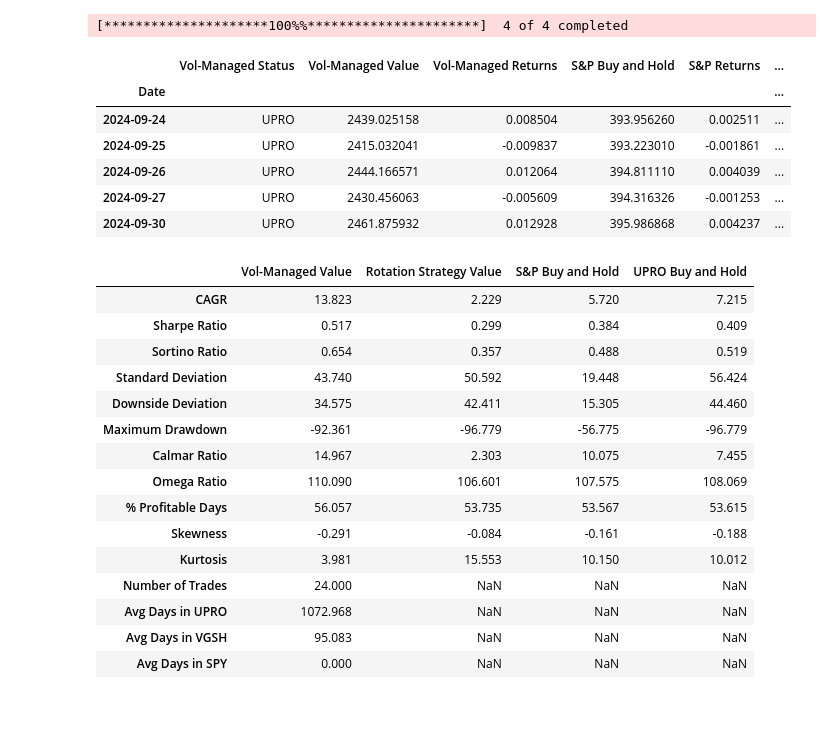
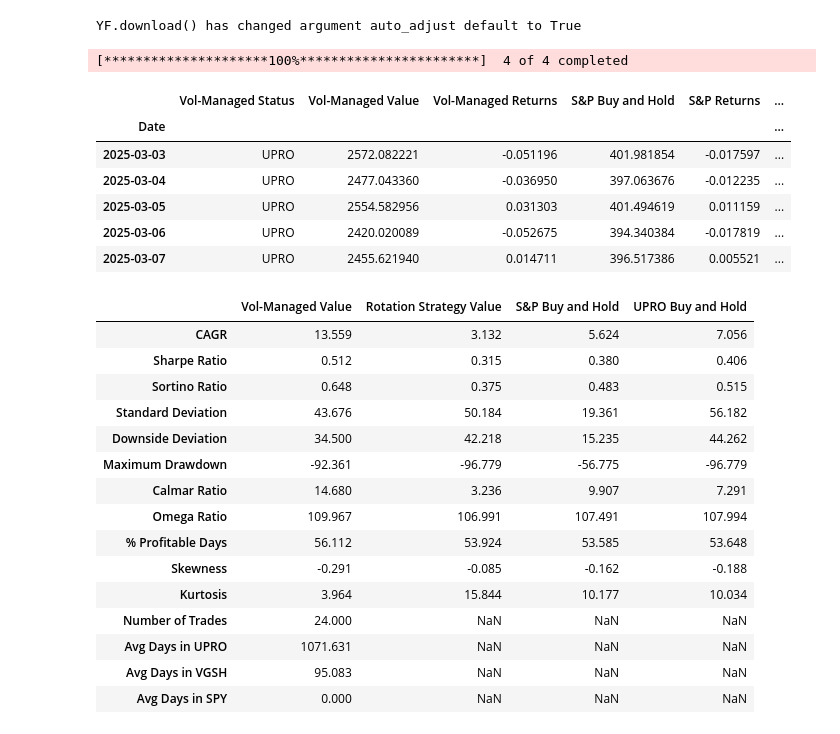
Before and after one commit to dylan-source/tradfi_model, a Jupyter notebook: S&P_Model_v11.ipynb, the cells around one changed output. Saved outputs shown, nothing was run; the diff lists cells and outputs as text; code cells hidden in the pictures.

```diff
--- a/S&P_Model_v11.ipynb
+++ b/S&P_Model_v11.ipynb
@@ -348,66 +350,67 @@ def plot_returns_distribution(returns, bins=50, title="Distribution of Returns")
     plt.show()
 # %%
 # Start and end dates
-start_date = '2000-01-01'
+start_date = '2010-01-01'
 # end_date = '2020-01-01'
 # start_date = '2020-01-01'
-end_date = '2024-10-01'
+end_date = '2025-03-10'
 
 # Fetch historical data for the S&P 500, VGSH, and UPRO
 tickers = ['^GSPC', 'VGSH', 'UPRO', 'SPY']
 data_df = get_data(start_date, end_date, tickers)
 
 # Define lookback period and volatility upper threshold
 lookback_period = 25
 risk_off = 0.3
 risk_on = 0.25
 
 # Calculate each strategy
 vol_managed_df = calculate_vol_managed_strategy(data_df, lookback_period, risk_off, risk_on)
 snp_buy_and_hold_df = calculate_snp_buy_and_hold_strategy(data_df)
 upro_buy_and_hold_df = calculate_upro_buy_and_hold_strategy(data_df)
 rotation_strategy = calculate_rotation_strategy(data_df, upro_ath=1.88, sp500_ath=1104, risk_on_percentage=19)
 
 # Concatenate all strategy data
 combined_df = pd.concat([vol_managed_df, snp_buy_and_hold_df, upro_buy_and_hold_df, rotation_strategy], axis=1)
 
 # Add the closing prices of S&P 500, VGSH, UPRO, and SPY to the combined_df
 combined_df['S&P 500 Close'] = data_df['S&P 500 Close']
 combined_df['VGSH Close'] = data_df['VGSH Close']
 combined_df['UPRO Close'] = data_df['UPRO Close']
 combined_df['SPY Close'] = data_df['SPY Close']
 combined_df[f'{lookback_period}-Day S&P-Volatility'] = combined_df['S&P Returns'].rolling(window=lookback_period).std() * np.sqrt(252)
 
 # Display the last few rows of the combined dataframe
 combined_df.tail()
 # %% [output]
-[*********************100%%**********************]  4 of 4 completed
+YF.download() has changed argument auto_adjust default to True
+[*********************100%***********************]  4 of 4 completed
 |  | Vol-Managed Status | Vol-Managed Value | Vol-Managed Returns | S&P Buy and Hold | S&P Returns | ... |
 | Date |  |  |  |  |  | ... |
-| 2024-09-24 | UPRO | 2439.025158 | 0.008504 | 393.956260 | 0.002511 | ... |
-| 2024-09-25 | UPRO | 2415.032041 | -0.009837 | 393.223010 | -0.001861 | ... |
-| 2024-09-26 | UPRO | 2444.166571 | 0.012064 | 394.811110 | 0.004039 | ... |
-| 2024-09-27 | UPRO | 2430.456063 | -0.005609 | 394.316326 | -0.001253 | ... |
-| 2024-09-30 | UPRO | 2461.875932 | 0.012928 | 395.986868 | 0.004237 | ... |
+| 2025-03-03 | UPRO | 2572.082221 | -0.051196 | 401.981854 | -0.017597 | ... |
+| 2025-03-04 | UPRO | 2477.043360 | -0.036950 | 397.063676 | -0.012235 | ... |
+| 2025-03-05 | UPRO | 2554.582956 | 0.031303 | 401.494619 | 0.011159 | ... |
+| 2025-03-06 | UPRO | 2420.020089 | -0.052675 | 394.340384 | -0.017819 | ... |
+| 2025-03-07 | UPRO | 2455.621940 | 0.014711 | 396.517386 | 0.005521 | ... |
 # %%
 strategy_names = ['Vol-Managed Value', 'Rotation Strategy Value', 'S&P Buy and Hold', 'UPRO Buy and Hold']
 metrics_df = calculate_investment_metrics(combined_df, strategy_names)
 metrics_df
 # %% [output]
 |  | Vol-Managed Value | Rotation Strategy Value | S&P Buy and Hold | UPRO Buy and Hold |
-| CAGR | 13.823 | 2.229 | 5.720 | 7.215 |
-| Sharpe Ratio | 0.517 | 0.299 | 0.384 | 0.409 |
-| Sortino Ratio | 0.654 | 0.357 | 0.488 | 0.519 |
-| Standard Deviation | 43.740 | 50.592 | 19.448 | 56.424 |
-| Downside Deviation | 34.575 | 42.411 | 15.305 | 44.460 |
+| CAGR | 13.559 | 3.132 | 5.624 | 7.056 |
+| Sharpe Ratio | 0.512 | 0.315 | 0.380 | 0.406 |
+| Sortino Ratio | 0.648 | 0.375 | 0.483 | 0.515 |
+| Standard Deviation | 43.676 | 50.184 | 19.361 | 56.182 |
+| Downside Deviation | 34.500 | 42.218 | 15.235 | 44.262 |
 | Maximum Drawdown | -92.361 | -96.779 | -56.775 | -96.779 |
-| Calmar Ratio | 14.967 | 2.303 | 10.075 | 7.455 |
-| Omega Ratio | 110.090 | 106.601 | 107.575 | 108.069 |
-| % Profitable Days | 56.057 | 53.735 | 53.567 | 53.615 |
-| Skewness | -0.291 | -0.084 | -0.161 | -0.188 |
-| Kurtosis | 3.981 | 15.553 | 10.150 | 10.012 |
+| Calmar Ratio | 14.680 | 3.236 | 9.907 | 7.291 |
+| Omega Ratio | 109.967 | 106.991 | 107.491 | 107.994 |
+| % Profitable Days | 56.112 | 53.924 | 53.585 | 53.648 |
+| Skewness | -0.291 | -0.085 | -0.162 | -0.188 |
+| Kurtosis | 3.964 | 15.844 | 10.177 | 10.034 |
 | Number of Trades | 24.000 | NaN | NaN | NaN |
-| Avg Days in UPRO | 1072.968 | NaN | NaN | NaN |
+| Avg Days in UPRO | 1071.631 | NaN | NaN | NaN |
 | Avg Days in VGSH | 95.083 | NaN | NaN | NaN |
 | Avg Days in SPY | 0.000 | NaN | NaN | NaN |
 # %%
```
Also changed, not shown: parts of 2 cells of this notebook, 2 other files.
